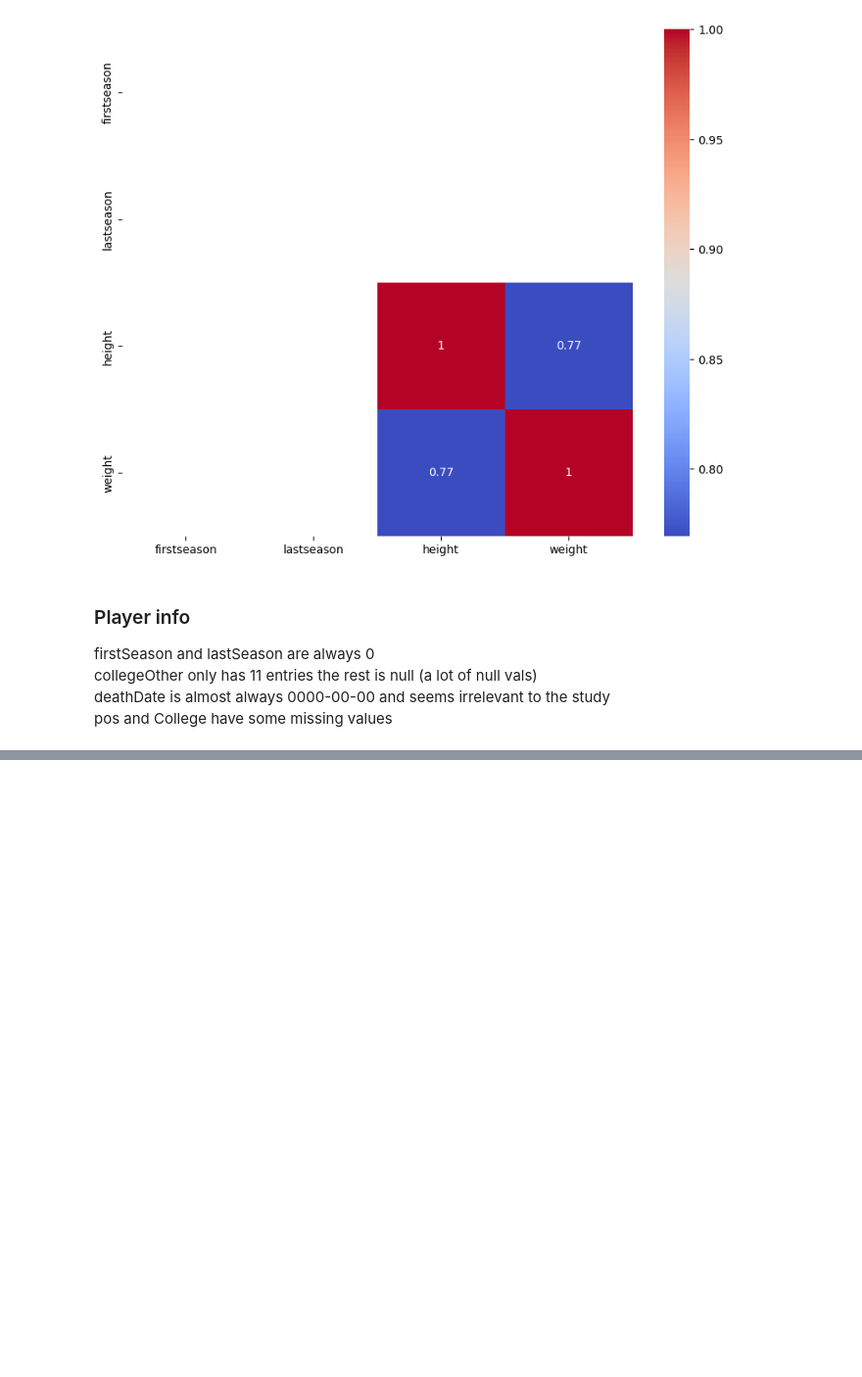
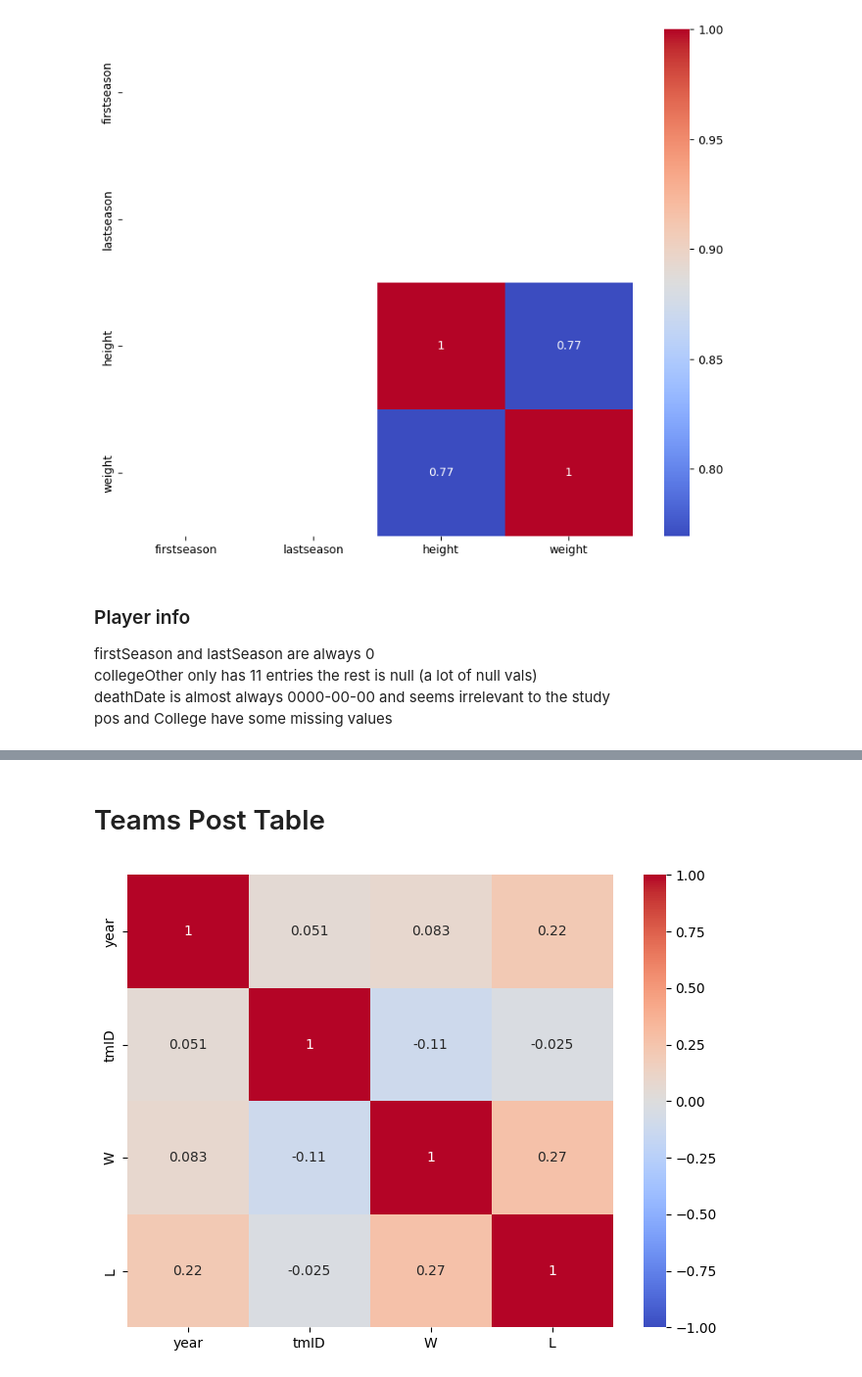
Before and after one commit to MartimHenriques/feup-machine-learning, a Jupyter notebook: src/data_understanding.ipynb, the cells around one changed output, grey strips where cells are left out. Shown at 98% size. Cells and saved outputs as stored; diff of their text form; code cells hidden in the pictures; blank space fills up the shorter version.

```diff
--- a/src/data_understanding.ipynb
+++ b/src/data_understanding.ipynb
@@ -313,0 +361,13 @@ pos and College have some missing values
+# %% [markdown]
+# Teams Post Table
+# %%
+teams_post_df_aux = teams_post_df.copy()
+teams_post_df_aux['tmID'] = teams_post_df_aux['tmID'].astype('category').cat.codes
+
+teams_post_df_aux = teams_post_df_aux.select_dtypes(include='number')
+
+plt.figure(figsize=(8, 6))
+sb.heatmap(teams_post_df_aux.corr(), annot=True, cmap='coolwarm', vmin=-1, vmax=1)
+plt.show()
+# %% [output]
+[figure, added]
```
Also changed, not shown: parts of 7 cells of this notebook.
